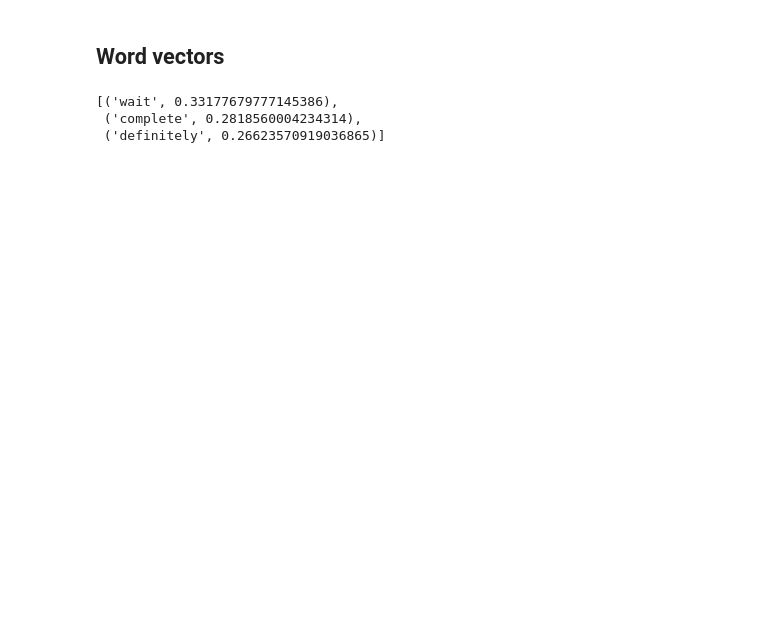
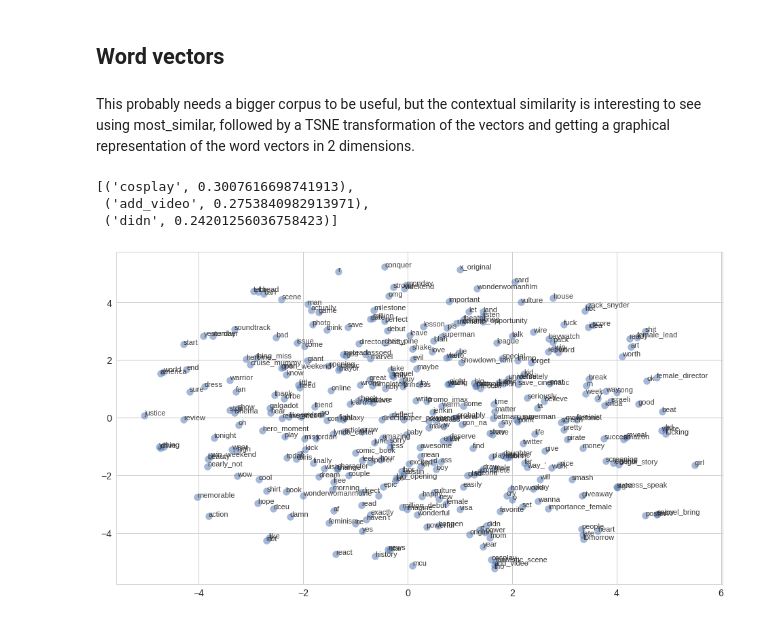
Before and after one commit to PrabhatCS/portfolio, a Jupyter notebook: tweet_analysis_2.ipynb, the cells around one changed output. Saved outputs shown, nothing was run; the diff lists cells and outputs as text; code cells hidden in the pictures; blank space fills up the shorter version.

```diff
--- a/tweet_analysis_2.ipynb
+++ b/tweet_analysis_2.ipynb
@@ -320,10 +323,31 @@ plt.show()
 # %% [markdown]
 ## Word vectors
+# %% [markdown]
+This probably needs a bigger corpus to be useful, but the contextual similarity is interesting to see using most_similar, followed by a TSNE transformation of the vectors and getting a graphical representation of the word vectors in 2 dimensions.
 # %%
 w2vec = gensim.models.Word2Vec(bigram_phrases)
 # %%
-w2vec.most_similar(positive=['heroic'], topn=3)
+w2vec.most_similar(positive=['fantastic_scene'], topn=3)
 # %% [output]
-[('wait', 0.33177679777145386),
- ('complete', 0.2818560004234314),
- ('definitely', 0.26623570919036865)]
+[('cosplay', 0.3007616698741913),
+ ('add_video', 0.2753840982913971),
+ ('didn', 0.24201256036758423)]
+# %%
+vocab = list(w2vec.wv.vocab)
+X = w2vec[w2vec.wv.vocab]
+# %%
+model = TSNE(learning_rate=100)
+tsne_features = model.fit_transform(X)
+xs = tsne_features[:,0]
+ys = tsne_features[:,1]
+plt.figure(figsize = (16,9))
+
+# Scatter plot
+plt.scatter(xs, ys, alpha=0.5)
+
+# Annotate the points
+for x, y, word in zip(xs, ys, vocab):
+    plt.annotate(word, (x, y), fontsize=11, alpha=0.9)
+plt.show()
+# %% [output]
+[figure, added]
```
Also changed, not shown: parts of 19 cells of this notebook, 1 other file.
